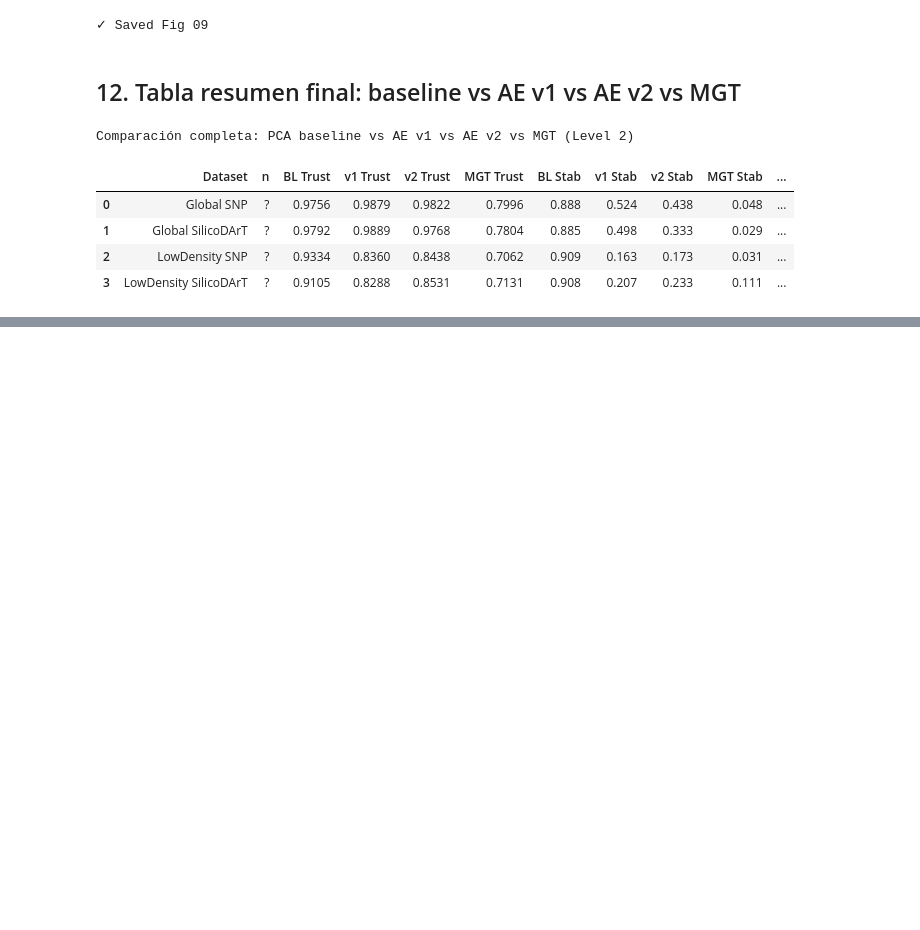
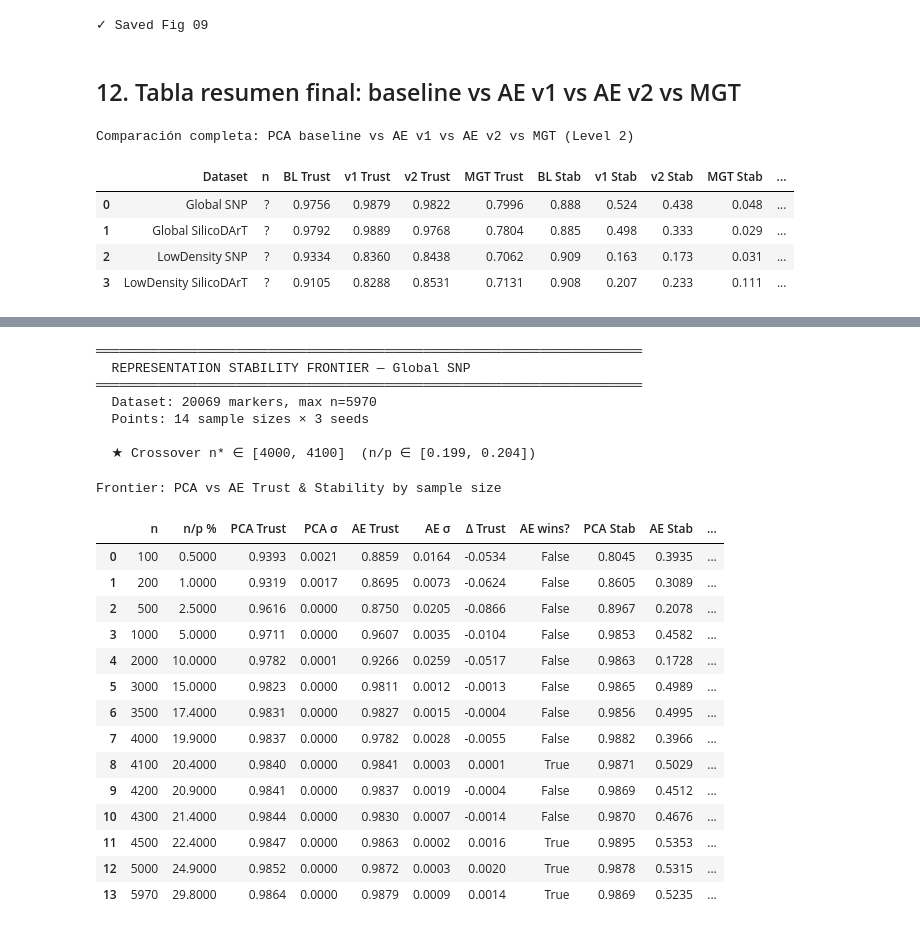
Before and after one commit to R0SEWT/GENO-MAP_Correspondence-Free-Diagnostics-for-Sweet-Potato-Diversity-Maps, a Jupyter notebook: notebooks/ae_vs_baseline.ipynb, the cells around one changed output, grey strips where cells are left out. Cells and saved outputs as stored; diff of their text form; code cells hidden in the pictures; blank space fills up the shorter version.

```diff
--- a/notebooks/ae_vs_baseline.ipynb
+++ b/notebooks/ae_vs_baseline.ipynb
@@ -1153,0 +1162,70 @@ Comparación completa: PCA baseline vs AE v1 vs AE v2 vs MGT (Level 2)
+# %%
+# ── Load frontier results ──
+import json
+with open("../experiments/frontier/results_global_snp.json") as f:
+    frontier_data = json.load(f)
+
+frontier_df = pd.DataFrame(frontier_data)
+frontier_df["ratio_n_p_pct"] = (frontier_df["ratio_n_p"] * 100).round(1)
+
+# Show full table
+cols_show = [
+    "n_samples", "ratio_n_p_pct",
+    "pca_trust_mean", "pca_trust_std",
+    "ae_trust_mean", "ae_trust_std",
+    "trust_delta", "ae_wins_trust",
+    "pca_stab_mean", "ae_stab_mean", "stab_delta",
+]
+display_df = frontier_df[cols_show].copy()
+display_df.columns = [
+    "n", "n/p %",
+    "PCA Trust", "PCA σ",
+    "AE Trust", "AE σ",
+    "Δ Trust", "AE wins?",
+    "PCA Stab", "AE Stab", "Δ Stab",
+]
+print("═" * 70)
+print("  REPRESENTATION STABILITY FRONTIER — Global SNP")
+print("═" * 70)
+print(f"  Dataset: {frontier_data[0]['n_markers']} markers, max n={frontier_data[-1]['n_samples']}")
+print(f"  Points: {len(frontier_data)} sample sizes × 3 seeds")
+print()
+
+# Find crossover
+for i in range(1, len(frontier_data)):
+    if frontier_data[i-1]["trust_delta"] <= 0 and frontier_data[i]["trust_delta"] > 0:
+        lo, hi = frontier_data[i-1]["n_samples"], frontier_data[i]["n_samples"]
+        ratio_lo = frontier_data[i-1]["ratio_n_p"]
+        ratio_hi = frontier_data[i]["ratio_n_p"]
+        print(f"  ★ Crossover n* ∈ [{lo}, {hi}]  (n/p ∈ [{ratio_lo:.3f}, {ratio_hi:.3f}])")
+        break
+
+print()
+styled = display_df.style.set_caption(
+    "Frontier: PCA vs AE Trust & Stability by sample size"
+).format(precision=4)
+styled
+# %% [output]
+══════════════════════════════════════════════════════════════════════
+  REPRESENTATION STABILITY FRONTIER — Global SNP
+══════════════════════════════════════════════════════════════════════
+  Dataset: 20069 markers, max n=5970
+  Points: 14 sample sizes × 3 seeds
+
+  ★ Crossover n* ∈ [4000, 4100]  (n/p ∈ [0.199, 0.204])
+Frontier: PCA vs AE Trust & Stability by sample size
+|  | n | n/p % | PCA Trust | PCA σ | AE Trust | AE σ | Δ Trust | AE wins? | PCA Stab | AE Stab | ... |
+| 0 | 100 | 0.5000 | 0.9393 | 0.0021 | 0.8859 | 0.0164 | -0.0534 | False | 0.8045 | 0.3935 | ... |
+| 1 | 200 | 1.0000 | 0.9319 | 0.0017 | 0.8695 | 0.0073 | -0.0624 | False | 0.8605 | 0.3089 | ... |
+| 2 | 500 | 2.5000 | 0.9616 | 0.0000 | 0.8750 | 0.0205 | -0.0866 | False | 0.8967 | 0.2078 | ... |
+| 3 | 1000 | 5.0000 | 0.9711 | 0.0000 | 0.9607 | 0.0035 | -0.0104 | False | 0.9853 | 0.4582 | ... |
+| 4 | 2000 | 10.0000 | 0.9782 | 0.0001 | 0.9266 | 0.0259 | -0.0517 | False | 0.9863 | 0.1728 | ... |
+| 5 | 3000 | 15.0000 | 0.9823 | 0.0000 | 0.9811 | 0.0012 | -0.0013 | False | 0.9865 | 0.4989 | ... |
+| 6 | 3500 | 17.4000 | 0.9831 | 0.0000 | 0.9827 | 0.0015 | -0.0004 | False | 0.9856 | 0.4995 | ... |
+| 7 | 4000 | 19.9000 | 0.9837 | 0.0000 | 0.9782 | 0.0028 | -0.0055 | False | 0.9882 | 0.3966 | ... |
+| 8 | 4100 | 20.4000 | 0.9840 | 0.0000 | 0.9841 | 0.0003 | 0.0001 | True | 0.9871 | 0.5029 | ... |
+| 9 | 4200 | 20.9000 | 0.9841 | 0.0000 | 0.9837 | 0.0019 | -0.0004 | False | 0.9869 | 0.4512 | ... |
+| 10 | 4300 | 21.4000 | 0.9844 | 0.0000 | 0.9830 | 0.0007 | -0.0014 | False | 0.9870 | 0.4676 | ... |
+| 11 | 4500 | 22.4000 | 0.9847 | 0.0000 | 0.9863 | 0.0002 | 0.0016 | True | 0.9895 | 0.5353 | ... |
+| 12 | 5000 | 24.9000 | 0.9852 | 0.0000 | 0.9872 | 0.0003 | 0.0020 | True | 0.9878 | 0.5315 | ... |
+| 13 | 5970 | 29.8000 | 0.9864 | 0.0000 | 0.9879 | 0.0009 | 0.0014 | True | 0.9869 | 0.5235 | ... |
```
Also changed, not shown: parts of 4 cells of this notebook, 4 other files.
